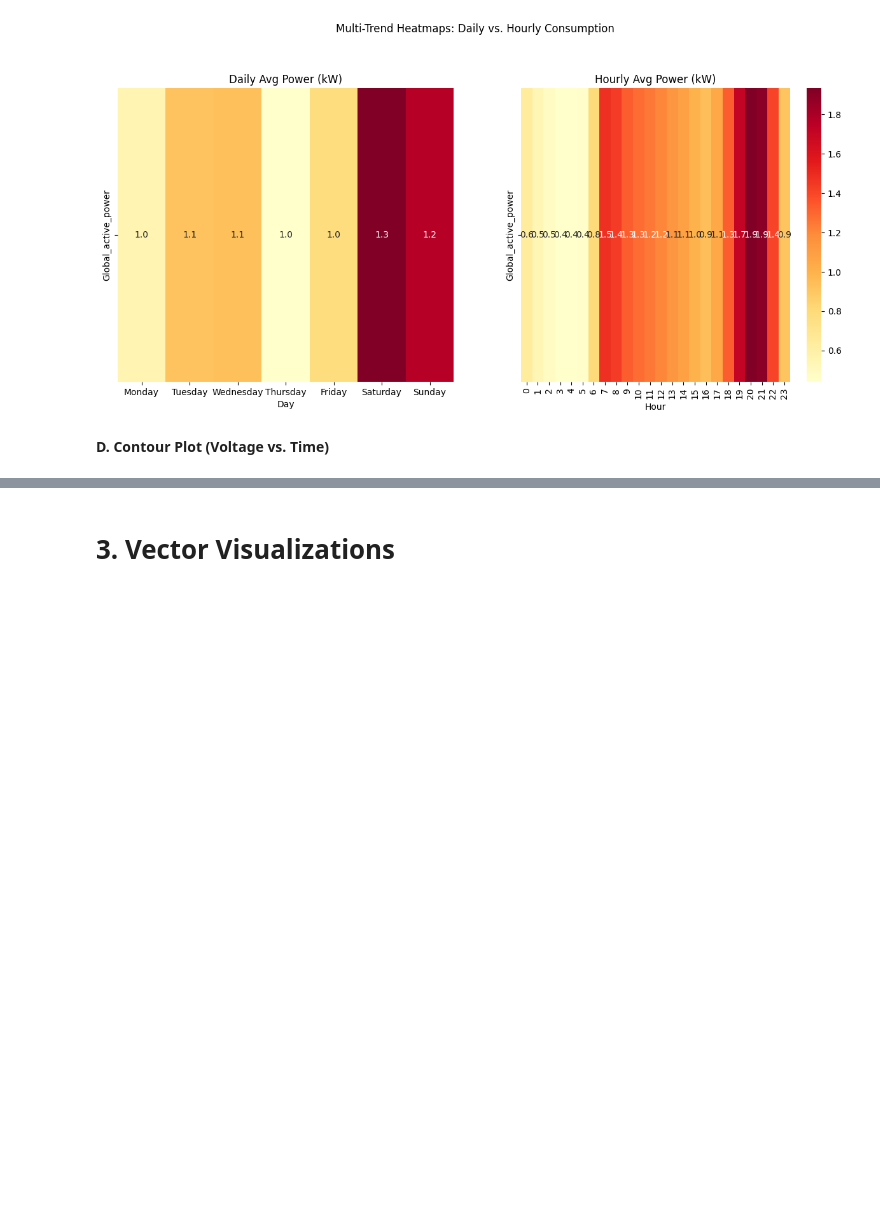
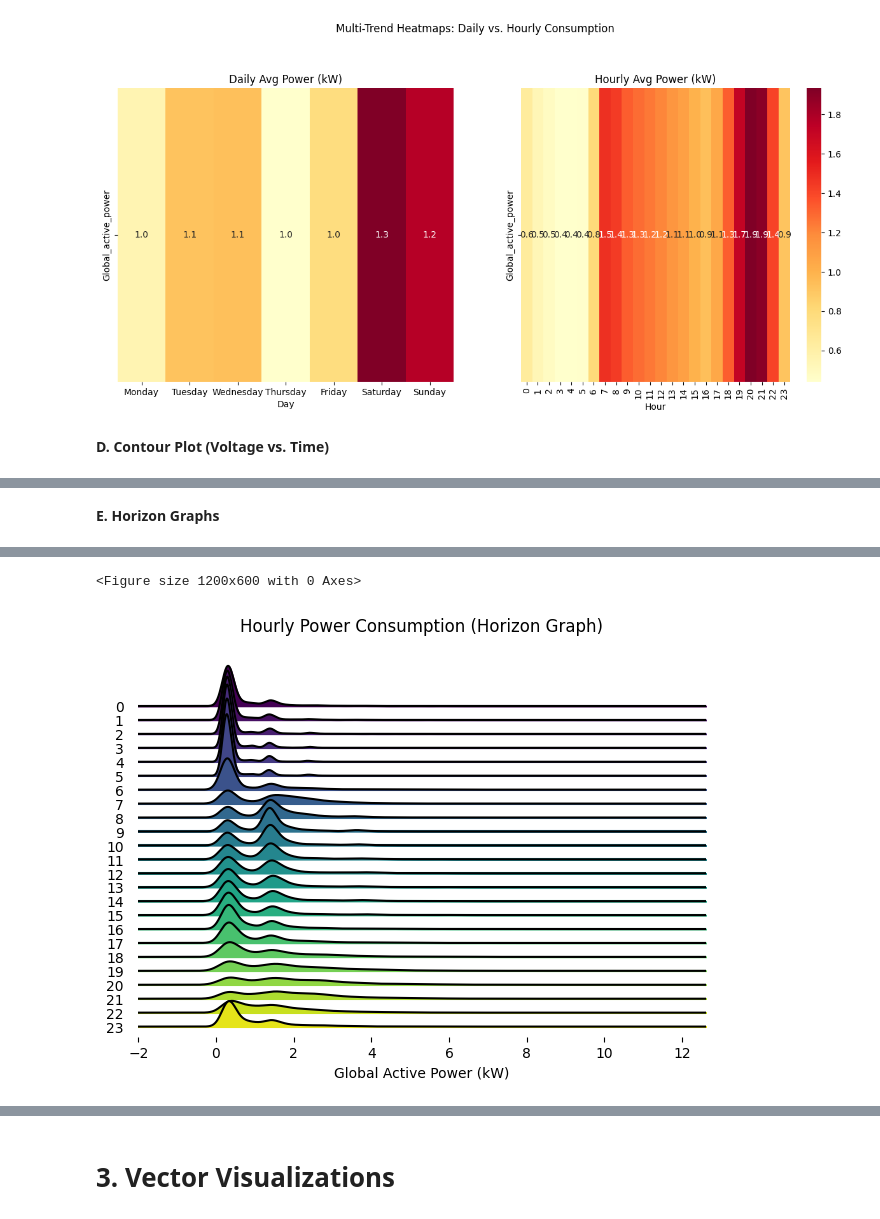
Before and after one commit to himanshkr03/Data-Visualization-Techniques, a Jupyter notebook: Data_Visualization_Techniques_Scalar,_Vector,_and_Multi_dimensional_Methods.ipynb, the cells around one changed output, grey strips where cells are left out. Saved outputs shown, nothing was run; the diff lists cells and outputs as text; code cells hidden in the pictures; blank space fills up the shorter version.

```diff
--- a/Data_Visualization_Techniques_Scalar,_Vector,_and_Multi_dimensional_Methods.ipynb
+++ b/Data_Visualization_Techniques_Scalar,_Vector,_and_Multi_dimensional_Methods.ipynb
@@ -118,0 +119,18 @@ plt.show()
+# %% [markdown]
+**E. Horizon Graphs**
+# %%
+!pip install joypy
+import joypy
+import matplotlib.pyplot as plt # Make sure matplotlib.pyplot is imported
+
+plt.figure(figsize=(12, 6))
+joypy.joyplot(
+    df,
+    by='Hour',
+    column='Global_active_power',
+    colormap=plt.cm.viridis, # Changed to plt.cm.viridis
+    title="Hourly Power Consumption (Horizon Graph)"
+)
+plt.xlabel("Global Active Power (kW)")
+plt.show()
+# %% [output]
@@ -118,0 +157,2 @@ plt.show()
+<Figure size 1200x600 with 0 Axes>
+[figure, added]
```
Also changed, not shown: parts of 13 cells of this notebook.
